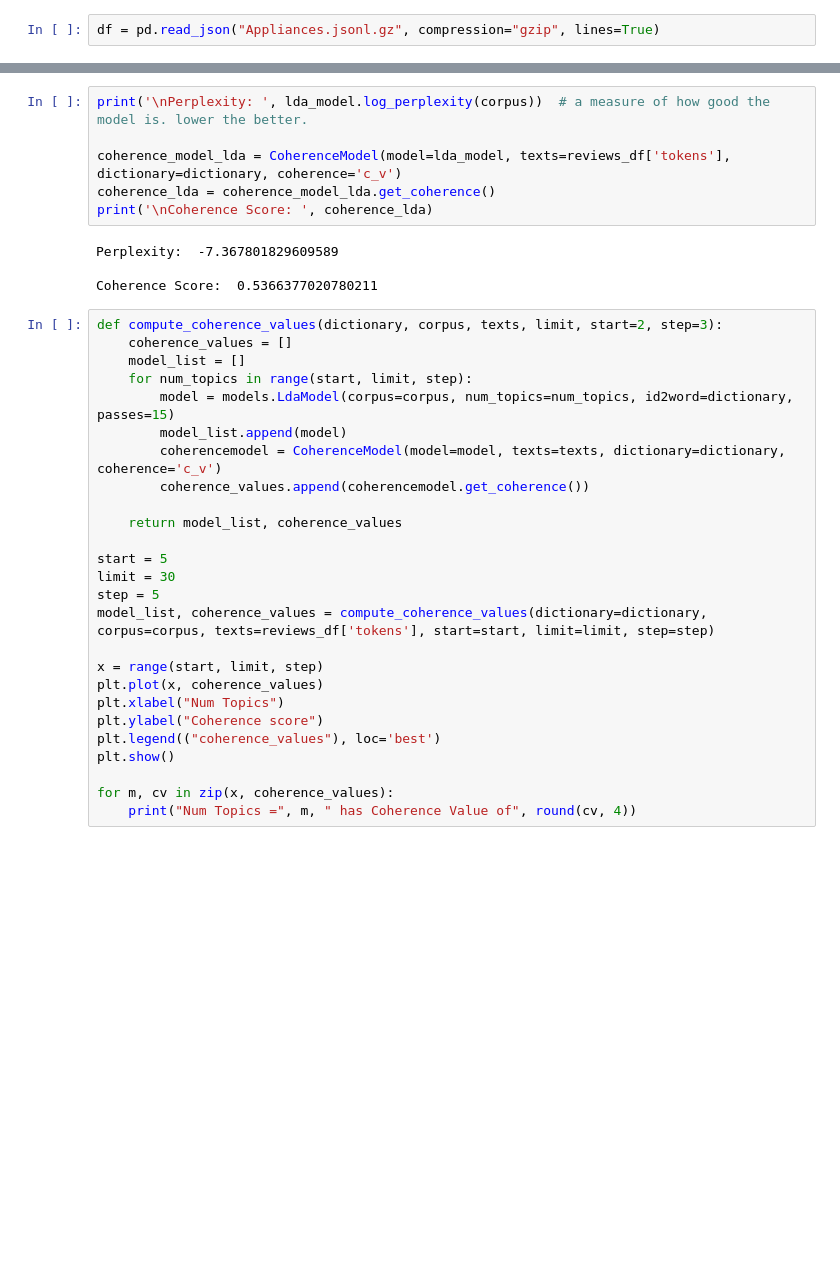
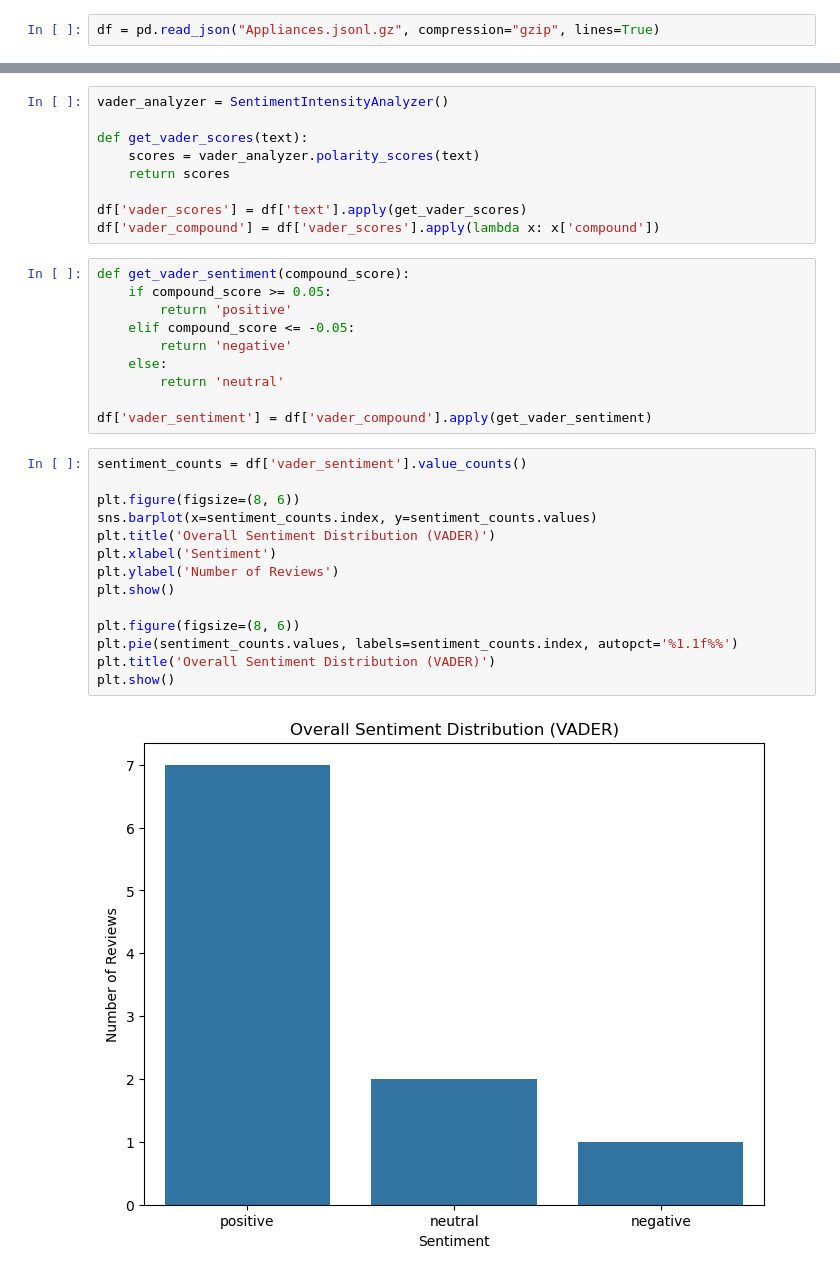
Before and after one commit to FreyaKassie16/NLP-Mini-Project, a Jupyter notebook: main.ipynb, the cells around one changed output, grey strips where cells are left out. Drawn from its saved outputs; the diff is of its cells as text; blank space fills up the shorter version.

```diff
--- a/main.ipynb
+++ b/main.ipynb
@@ -151,36 +55,35 @@ Topic: 0.019*"one" + 0.018*"part" + 0.011*"old" + 0.011*"new" + 0.010*"dryer" +
-# %%
-print('\nPerplexity: ', lda_model.log_perplexity(corpus))  # a measure of how good the model is. lower the better.
-
-coherence_model_lda = CoherenceModel(model=lda_model, texts=reviews_df['tokens'], dictionary=dictionary, coherence='c_v')
-coherence_lda = coherence_model_lda.get_coherence()
-print('\nCoherence Score: ', coherence_lda)
-# %% [output]
-Perplexity:  -7.367801829609589
-
-Coherence Score:  0.5366377020780211
-# %%
-def compute_coherence_values(dictionary, corpus, texts, limit, start=2, step=3):
-    coherence_values = []
-    model_list = []
-    for num_topics in range(start, limit, step):
-        model = models.LdaModel(corpus=corpus, num_topics=num_topics, id2word=dictionary, passes=15)
-        model_list.append(model)
-        coherencemodel = CoherenceModel(model=model, texts=texts, dictionary=dictionary, coherence='c_v')
-        coherence_values.append(coherencemodel.get_coherence())
-
-    return model_list, coherence_values
-
-start = 5
-limit = 30
-step = 5
-model_list, coherence_values = compute_coherence_values(dictionary=dictionary, corpus=corpus, texts=reviews_df['tokens'], start=start, limit=limit, step=step)
-
-x = range(start, limit, step)
-plt.plot(x, coherence_values)
-plt.xlabel("Num Topics")
-plt.ylabel("Coherence score")
-plt.legend(("coherence_values"), loc='best')
-plt.show()
-
-for m, cv in zip(x, coherence_values):
-    print("Num Topics =", m, " has Coherence Value of", round(cv, 4))
+# %%
+vader_analyzer = SentimentIntensityAnalyzer()
+
+def get_vader_scores(text):
+    scores = vader_analyzer.polarity_scores(text)
+    return scores
+
+df['vader_scores'] = df['text'].apply(get_vader_scores)
+df['vader_compound'] = df['vader_scores'].apply(lambda x: x['compound'])
+# %%
+def get_vader_sentiment(compound_score):
+    if compound_score >= 0.05:
+        return 'positive'
+    elif compound_score <= -0.05:
+        return 'negative'
+    else:
+        return 'neutral'
+
+df['vader_sentiment'] = df['vader_compound'].apply(get_vader_sentiment)
+# %%
+sentiment_counts = df['vader_sentiment'].value_counts()
+
+plt.figure(figsize=(8, 6))
+sns.barplot(x=sentiment_counts.index, y=sentiment_counts.values)
+plt.title('Overall Sentiment Distribution (VADER)')
+plt.xlabel('Sentiment')
+plt.ylabel('Number of Reviews')
+plt.show()
+
+plt.figure(figsize=(8, 6))
+plt.pie(sentiment_counts.values, labels=sentiment_counts.index, autopct='%1.1f%%')
+plt.title('Overall Sentiment Distribution (VADER)')
+plt.show()
+# %% [output]
+[figure, added]
```
Also changed, not shown: parts of 12 cells of this notebook.
